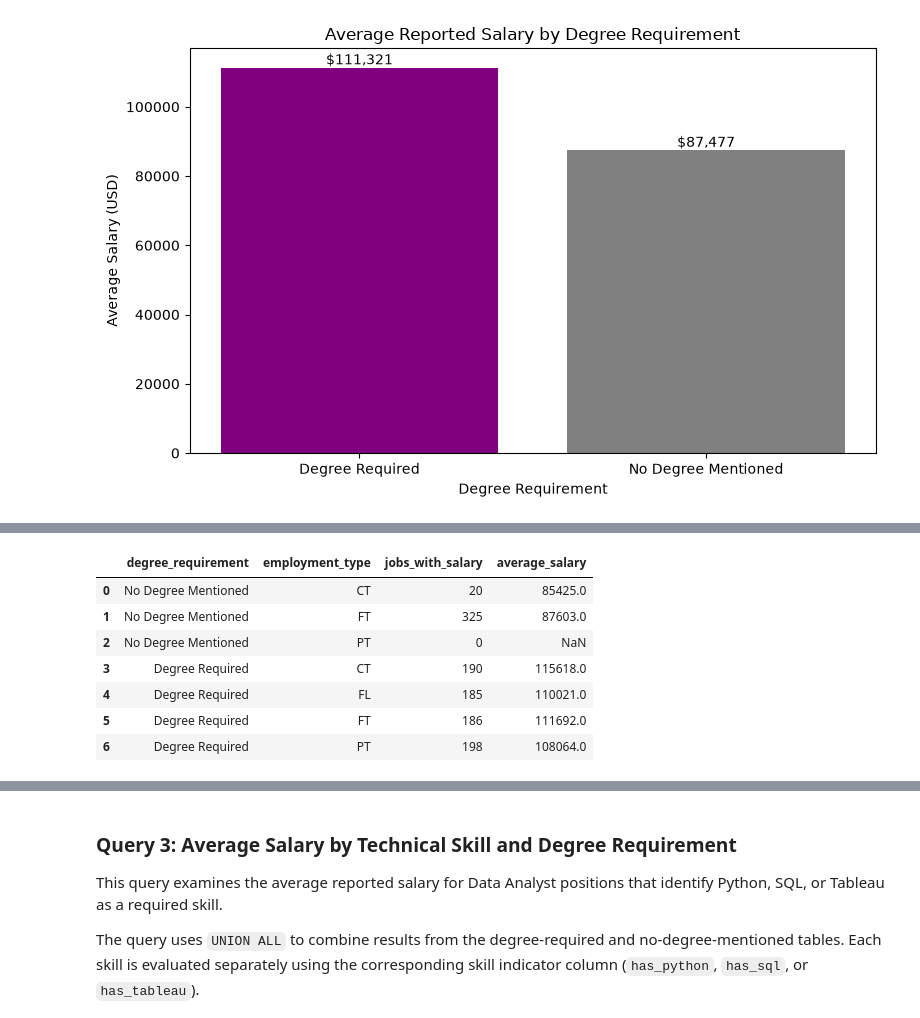
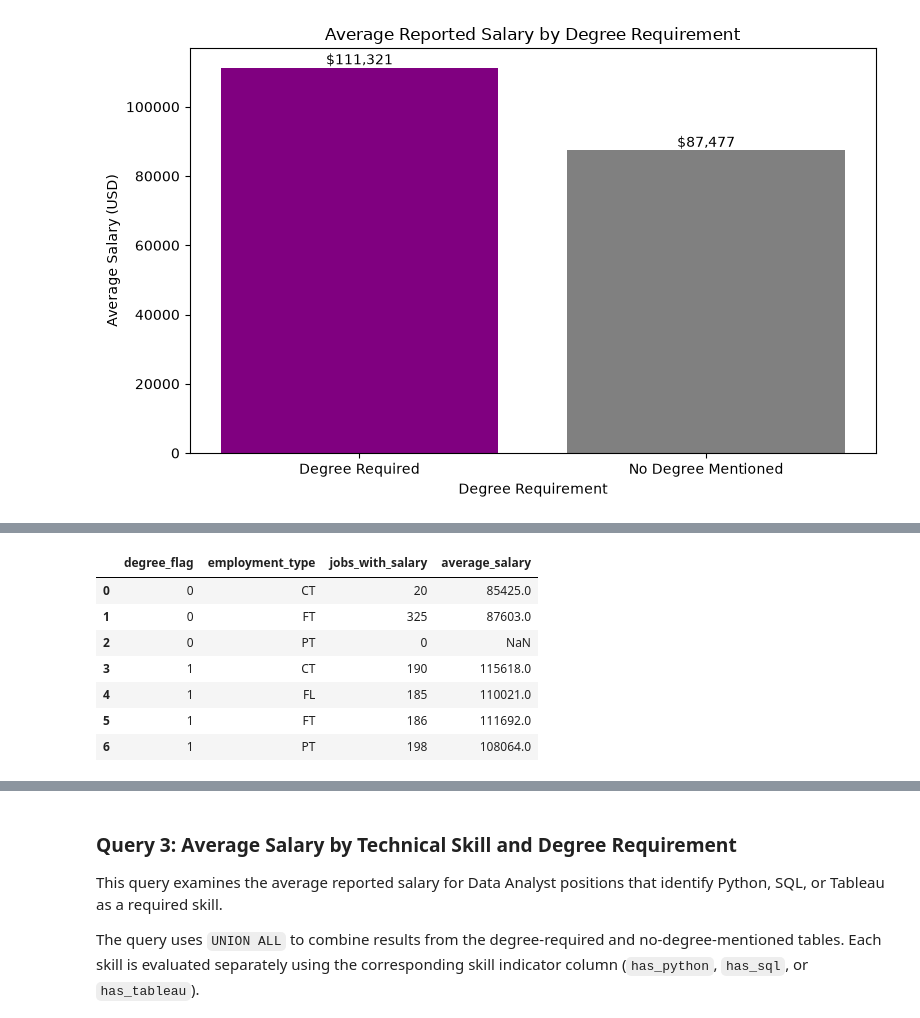
Before and after one commit to Wyparks04/Degree_Impact_On_Data_Analyst_Salaries, a Jupyter notebook: notebooks/03_data_analyst_jobs_database.ipynb, the cells around one changed output, grey strips where cells are left out. Drawn from its saved outputs; the diff is of its cells as text; code cells hidden in the pictures.

```diff
--- a/notebooks/03_data_analyst_jobs_database.ipynb
+++ b/notebooks/03_data_analyst_jobs_database.ipynb
@@ -451,46 +451,43 @@ Records with missing employment types are excluded from the comparison, while mi
 query_2 = """
 WITH all_jobs AS (
     SELECT
         degree_flag,
         employment_type,
         salary_usd
     FROM degree_jobs
 
     UNION ALL
 
     SELECT
         degree_flag,
         employment_type,
         salary_usd
     FROM no_degree_jobs
 )
 
 SELECT
-    CASE
-        WHEN degree_flag = 1 THEN 'Degree Required'
-        ELSE 'No Degree Mentioned'
-    END AS degree_requirement,
+    degree_flag,
     employment_type,
     COUNT(salary_usd) AS jobs_with_salary,
-    CAST(ROUND(AVG(salary_usd), 0) AS INTEGER) AS average_salary
+    ROUND(AVG(salary_usd), 0) AS average_salary
 FROM all_jobs
 WHERE employment_type IS NOT NULL
 GROUP BY degree_flag, employment_type
 ORDER BY degree_flag, employment_type;
 """
 
 query_2_results = pd.read_sql_query(query_2, conn)
 
 query_2_results
 # %% [output]
-|  | degree_requirement | employment_type | jobs_with_salary | average_salary |
-| 0 | No Degree Mentioned | CT | 20 | 85425.0 |
-| 1 | No Degree Mentioned | FT | 325 | 87603.0 |
-| 2 | No Degree Mentioned | PT | 0 | NaN |
-| 3 | Degree Required | CT | 190 | 115618.0 |
-| 4 | Degree Required | FL | 185 | 110021.0 |
-| 5 | Degree Required | FT | 186 | 111692.0 |
-| 6 | Degree Required | PT | 198 | 108064.0 |
+|  | degree_flag | employment_type | jobs_with_salary | average_salary |
+| 0 | 0 | CT | 20 | 85425.0 |
+| 1 | 0 | FT | 325 | 87603.0 |
+| 2 | 0 | PT | 0 | NaN |
+| 3 | 1 | CT | 190 | 115618.0 |
+| 4 | 1 | FL | 185 | 110021.0 |
+| 5 | 1 | FT | 186 | 111692.0 |
+| 6 | 1 | PT | 198 | 108064.0 |
 # %% [markdown]
 #### Interpretation
 
```
Also changed, not shown: parts of 6 cells of this notebook, 2 other files.
